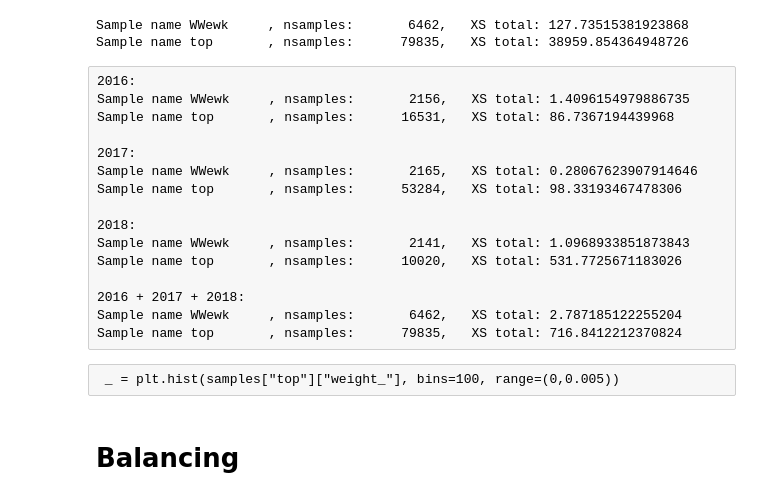
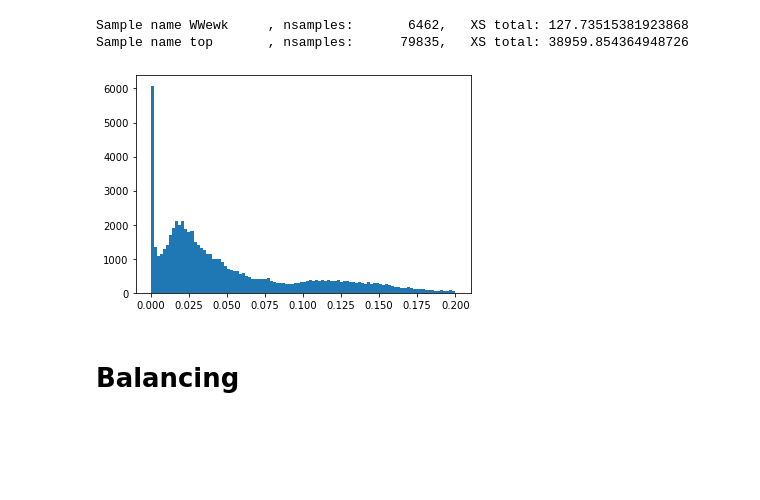
Before and after one commit to BiancaPinolini/ML_classification, a Jupyter notebook: DataPreparation.ipynb, the cells around one changed output. Cells and saved outputs as stored; diff of their text form; code cells hidden in the pictures; blank space fills up the shorter version.

```diff
--- a/DataPreparation.ipynb
+++ b/DataPreparation.ipynb
@@ -74,27 +74,13 @@ for s, df in samples.items():
 # %% [output]
 Sample name WWewk     , nsamples:       6462,   XS total: 127.73515381923868
 Sample name top       , nsamples:      79835,   XS total: 38959.854364948726
-# %% [raw]
-2016:
-Sample name WWewk     , nsamples:       2156,   XS total: 1.4096154979886735
-Sample name top       , nsamples:      16531,   XS total: 86.7367194439968
-
-2017:
-Sample name WWewk     , nsamples:       2165,   XS total: 0.28067623907914646
-Sample name top       , nsamples:      53284,   XS total: 98.33193467478306
-
-2018:
-Sample name WWewk     , nsamples:       2141,   XS total: 1.0968933851873843
-Sample name top       , nsamples:      10020,   XS total: 531.7725671183026
-
-2016 + 2017 + 2018:
-Sample name WWewk     , nsamples:       6462,   XS total: 2.787185122255204
-Sample name top       , nsamples:      79835,   XS total: 716.8412212370824
 # %%
 from sklearn.utils.class_weight import compute_sample_weight, compute_class_weight
 from sklearn.preprocessing import LabelEncoder
-# %% [raw]
- _ = plt.hist(samples["top"]["weight_"], bins=100, range=(0,0.005))
+# %%
+ _ = plt.hist(samples["top"]["weight_"], bins=100, range=(0,0.2))
+# %% [output]
+[figure, added]
 # %% [markdown]
 # Balancing
 # %%
```
Also changed, not shown: 42 other files.
